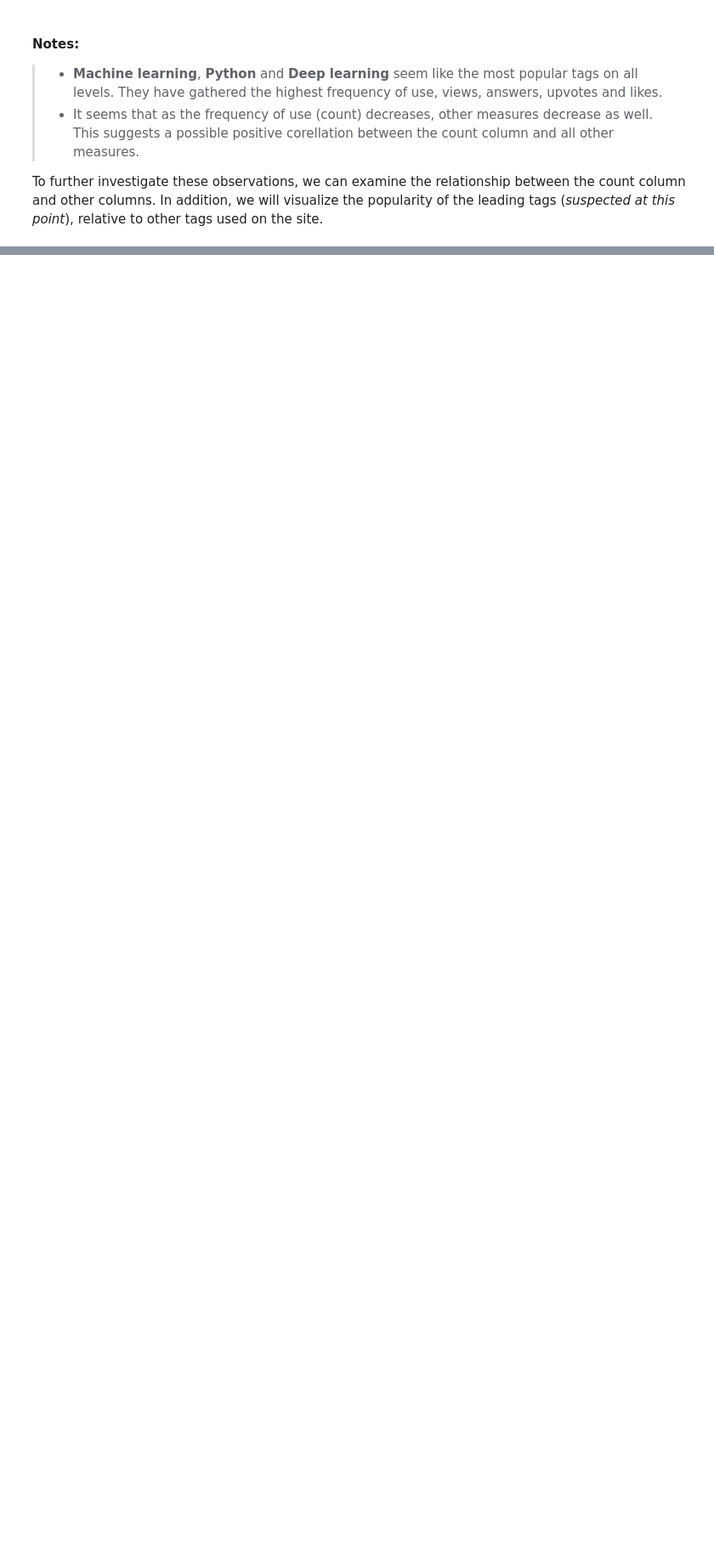
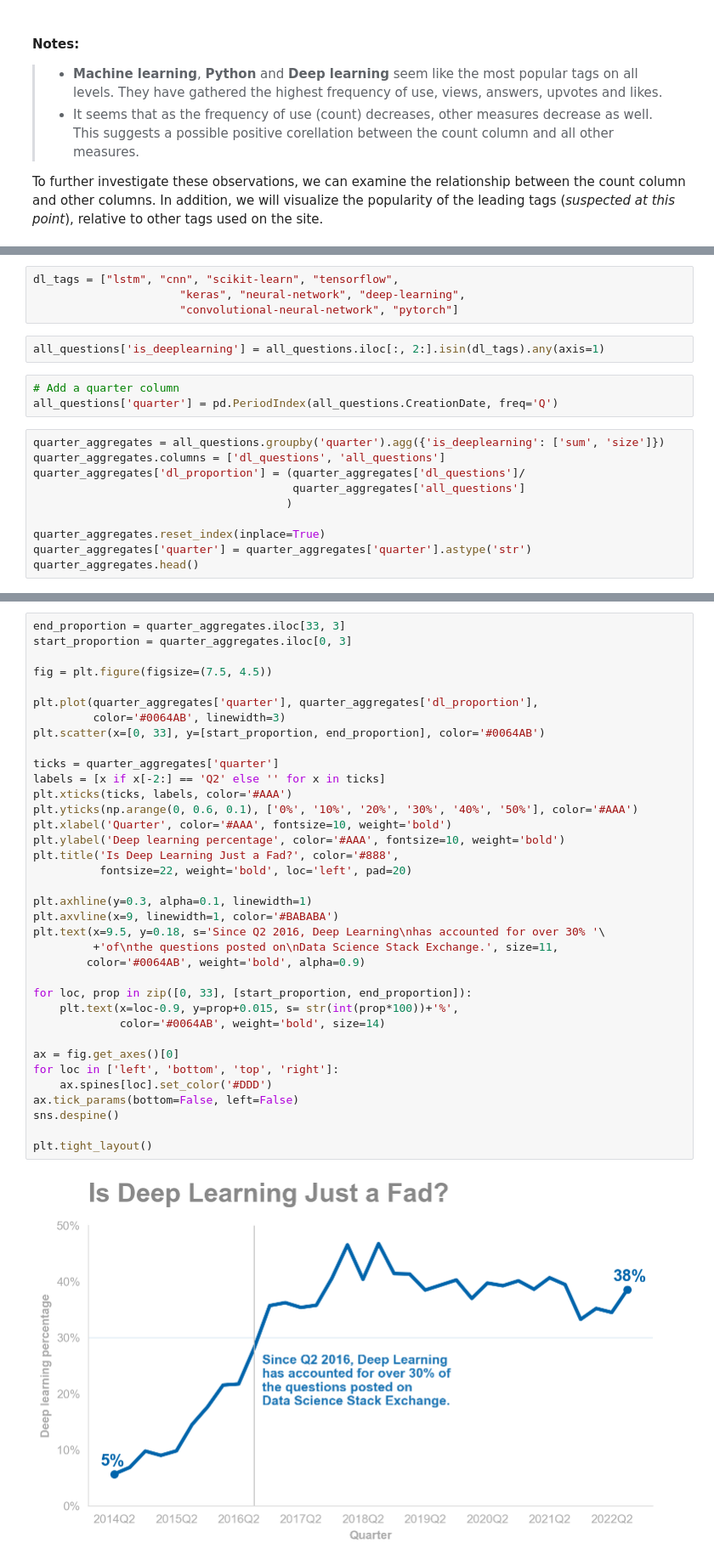
Before and after one commit to Lippins/Popular_DS_questions, a Jupyter notebook: notebook.ipynb, the cells around one changed output, grey strips where cells are left out. Shown at 85% size. Saved outputs shown, nothing was run; the diff lists cells and outputs as text; blank space fills up the shorter version.

Commit message:
feat: Identify deep learning growth trend

```diff
--- a/notebook.ipynb
+++ b/notebook.ipynb
@@ -417,0 +521,19 @@ In otherwords, we can say that the most popular topic on DSSE from year 2021 til
+# %%
+dl_tags = ["lstm", "cnn", "scikit-learn", "tensorflow",
+                      "keras", "neural-network", "deep-learning",
+                      "convolutional-neural-network", "pytorch"]
+# %%
+all_questions['is_deeplearning'] = all_questions.iloc[:, 2:].isin(dl_tags).any(axis=1)
+# %%
+# Add a quarter column
+all_questions['quarter'] = pd.PeriodIndex(all_questions.CreationDate, freq='Q')
+# %%
+quarter_aggregates = all_questions.groupby('quarter').agg({'is_deeplearning': ['sum', 'size']})
+quarter_aggregates.columns = ['dl_questions', 'all_questions']
+quarter_aggregates['dl_proportion'] = (quarter_aggregates['dl_questions']/
+                                       quarter_aggregates['all_questions']
+                                      )
+
+quarter_aggregates.reset_index(inplace=True)
+quarter_aggregates['quarter'] = quarter_aggregates['quarter'].astype('str')
+quarter_aggregates.head()
@@ -417,0 +547,38 @@ In otherwords, we can say that the most popular topic on DSSE from year 2021 til
+# %%
+end_proportion = quarter_aggregates.iloc[33, 3]
+start_proportion = quarter_aggregates.iloc[0, 3]
+
+fig = plt.figure(figsize=(7.5, 4.5))
+
+plt.plot(quarter_aggregates['quarter'], quarter_aggregates['dl_proportion'],
+         color='#0064AB', linewidth=3)
+plt.scatter(x=[0, 33], y=[start_proportion, end_proportion], color='#0064AB')
+
+ticks = quarter_aggregates['quarter']
+labels = [x if x[-2:] == 'Q2' else '' for x in ticks]
+plt.xticks(ticks, labels, color='#AAA')
+plt.yticks(np.arange(0, 0.6, 0.1), ['0%', '10%', '20%', '30%', '40%', '50%'], color='#AAA')
+plt.xlabel('Quarter', color='#AAA', fontsize=10, weight='bold')
+plt.ylabel('Deep learning percentage', color='#AAA', fontsize=10, weight='bold')
+plt.title('Is Deep Learning Just a Fad?', color='#888',
+          fontsize=22, weight='bold', loc='left', pad=20)
+
+plt.axhline(y=0.3, alpha=0.1, linewidth=1)
+plt.axvline(x=9, linewidth=1, color='#BABABA')
+plt.text(x=9.5, y=0.18, s='Since Q2 2016, Deep Learning\nhas accounted for over 30% '\
+         +'of\nthe questions posted on\nData Science Stack Exchange.', size=11,
+        color='#0064AB', weight='bold', alpha=0.9)
+
+for loc, prop in zip([0, 33], [start_proportion, end_proportion]):
+    plt.text(x=loc-0.9, y=prop+0.015, s= str(int(prop*100))+'%',
+             color='#0064AB', weight='bold', size=14)
+
+ax = fig.get_axes()[0]
+for loc in ['left', 'bottom', 'top', 'right']:
+    ax.spines[loc].set_color('#DDD')
+ax.tick_params(bottom=False, left=False)
+sns.despine()
+
+plt.tight_layout()
+# %% [output]
+[figure, added]
```
Also changed, not shown: parts of 22 cells of this notebook.
